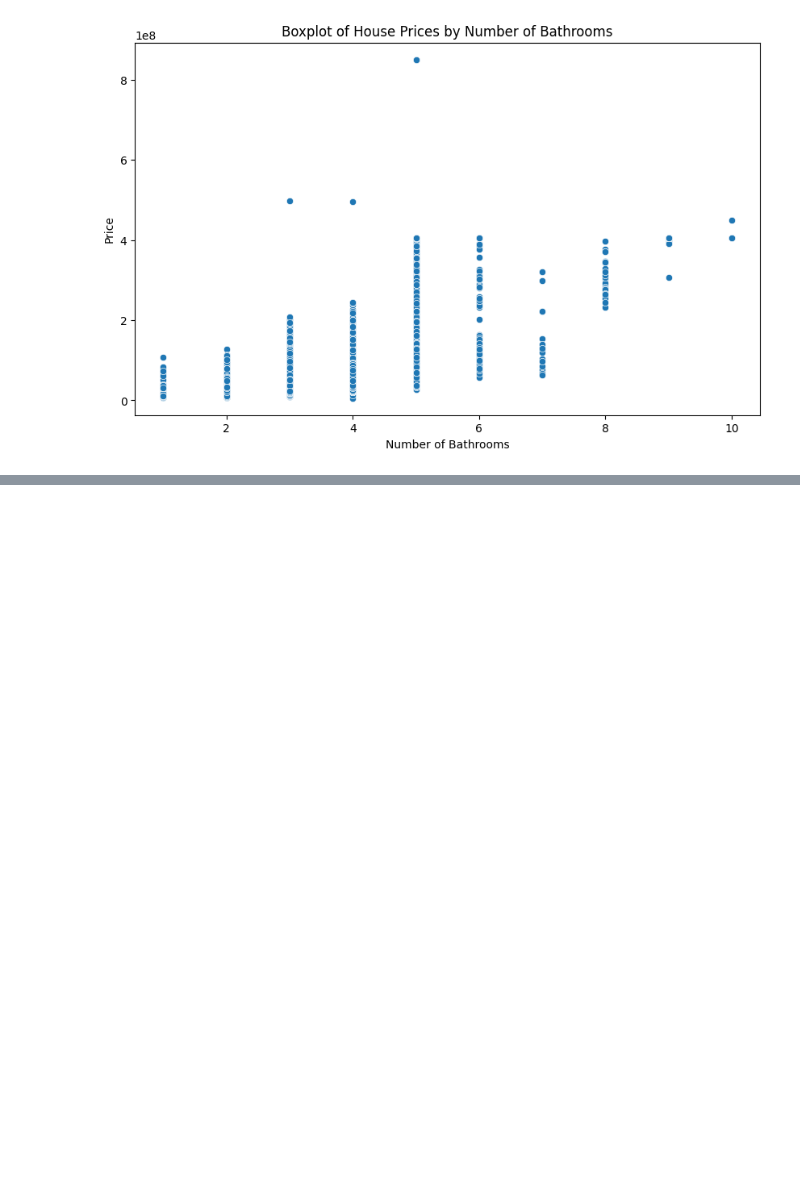
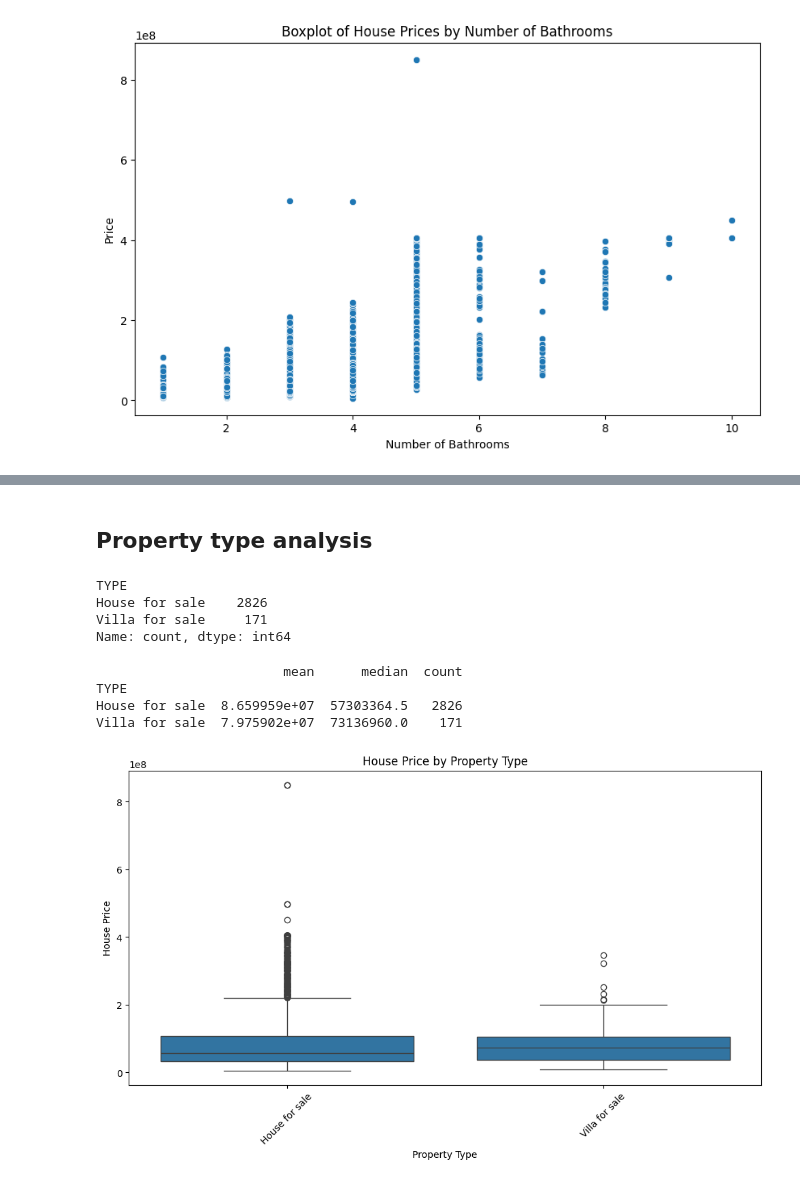
Before and after one commit to DhaneeraDulvanya/Sri-Lankan-Land-Price-Prediction-and-Real-Estate-Market-Analysis-System, a Jupyter notebook: notebooks/02_eda.ipynb, the cells around one changed output, grey strips where cells are left out. Cells and saved outputs as stored; diff of their text form; code cells hidden in the pictures; blank space fills up the shorter version.

```diff
--- a/notebooks/02_eda.ipynb
+++ b/notebooks/02_eda.ipynb
@@ -138,0 +152,46 @@ plt.show()
+# %% [markdown]
+## Property type analysis
+# %%
+df['TYPE'].value_counts()
+# %% [output]
+TYPE
+House for sale    2826
+Villa for sale     171
+Name: count, dtype: int64
+# %%
+type_prices = (
+    df.groupby('TYPE')['PRICE']
+    .agg(['mean', 'median','count'])
+    .sort_values(by='mean', ascending=False)
+)
+
+print(type_prices)
+# %% [output]
+                        mean      median  count
+TYPE
+House for sale  8.659959e+07  57303364.5   2826
+Villa for sale  7.975902e+07  73136960.0    171
+# %%
+top_types = df["TYPE"].value_counts().head(10).index
+
+type_data = df[
+    df["TYPE"].isin(top_types)
+]
+
+plt.figure(figsize=(12, 6))
+
+sns.boxplot(
+    data=type_data,
+    x="TYPE",
+    y="PRICE"
+)
+
+plt.xticks(rotation=45)
+
+plt.xlabel("Property Type")
+plt.ylabel("House Price")
+plt.title("House Price by Property Type")
+
+plt.show()
+# %% [output]
+[figure, added]
```
Also changed, not shown: parts of 2 cells of this notebook.
